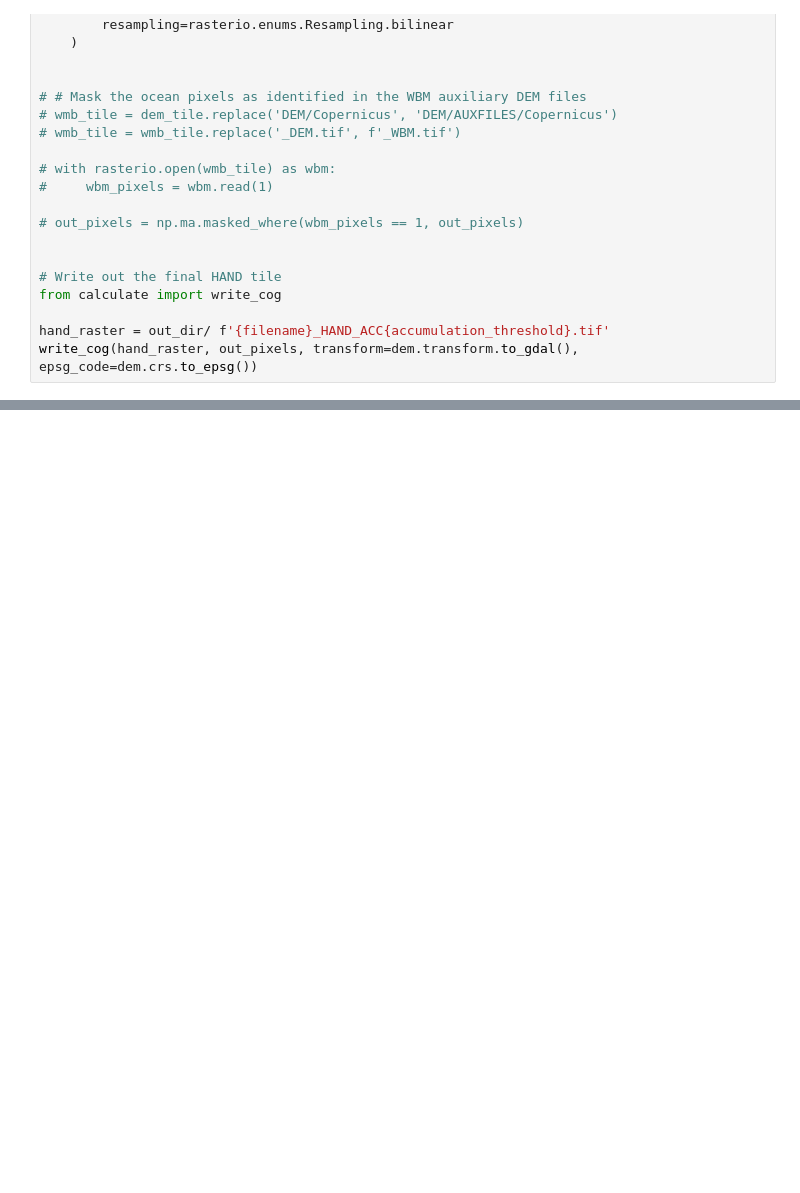
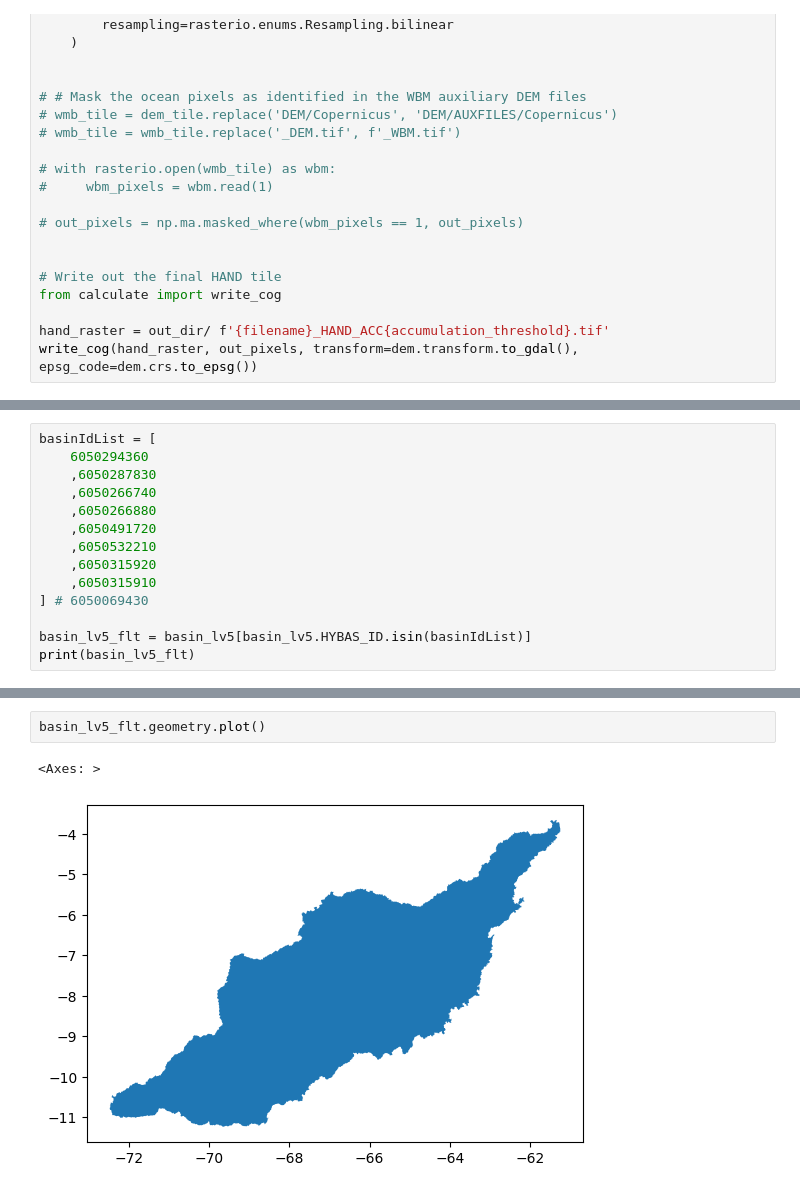
Before and after one commit to puzhao8/HAND-from-FABDEM, a Jupyter notebook: main_jupyter.ipynb, the cells around one changed output, grey strips where cells are left out. Drawn from its saved outputs; the diff is of its cells as text; blank space fills up the shorter version.

```diff
--- a/main_jupyter.ipynb
+++ b/main_jupyter.ipynb
@@ -203,0 +259,14 @@ write_cog(hand_raster, out_pixels, transform=dem.transform.to_gdal(), epsg_code=
+# %%
+basinIdList = [
+    6050294360
+    ,6050287830
+    ,6050266740
+    ,6050266880
+    ,6050491720
+    ,6050532210
+    ,6050315920
+    ,6050315910
+] # 6050069430
+
+basin_lv5_flt = basin_lv5[basin_lv5.HYBAS_ID.isin(basinIdList)]
+print(basin_lv5_flt)
@@ -203,0 +291,5 @@ write_cog(hand_raster, out_pixels, transform=dem.transform.to_gdal(), epsg_code=
+# %%
+basin_lv5_flt.geometry.plot()
+# %% [output]
+<Axes: >
+[figure, added]
```
Also changed, not shown: parts of 8 cells of this notebook, 9 other files.
